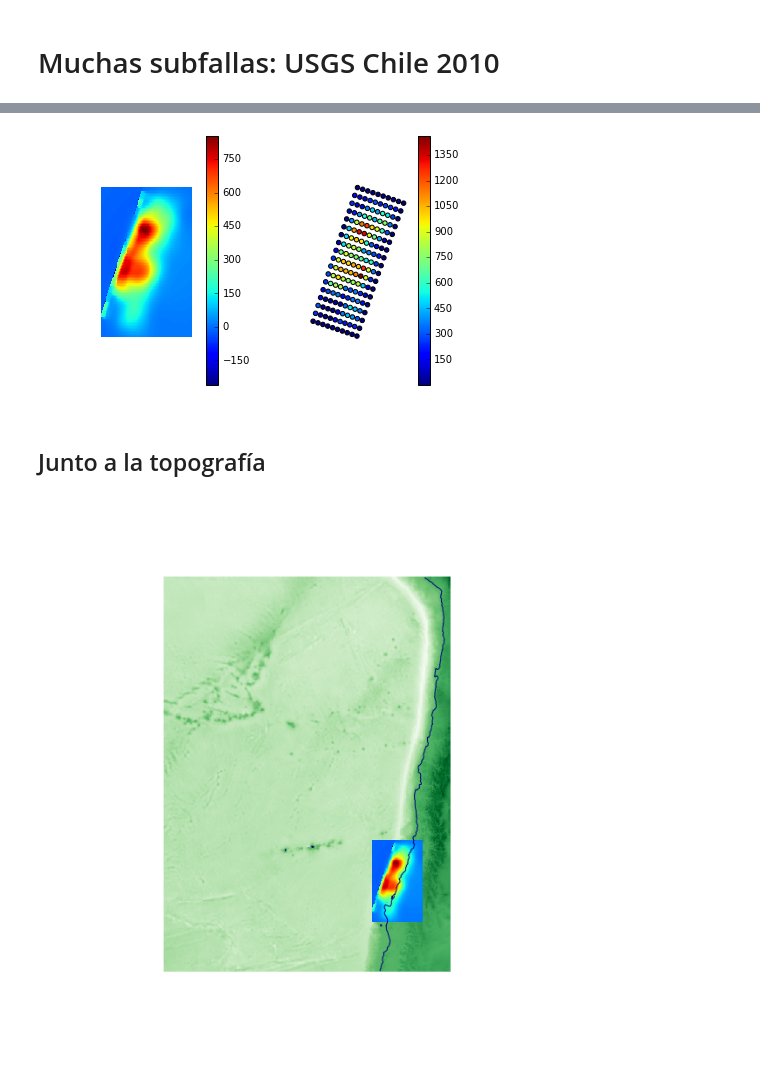
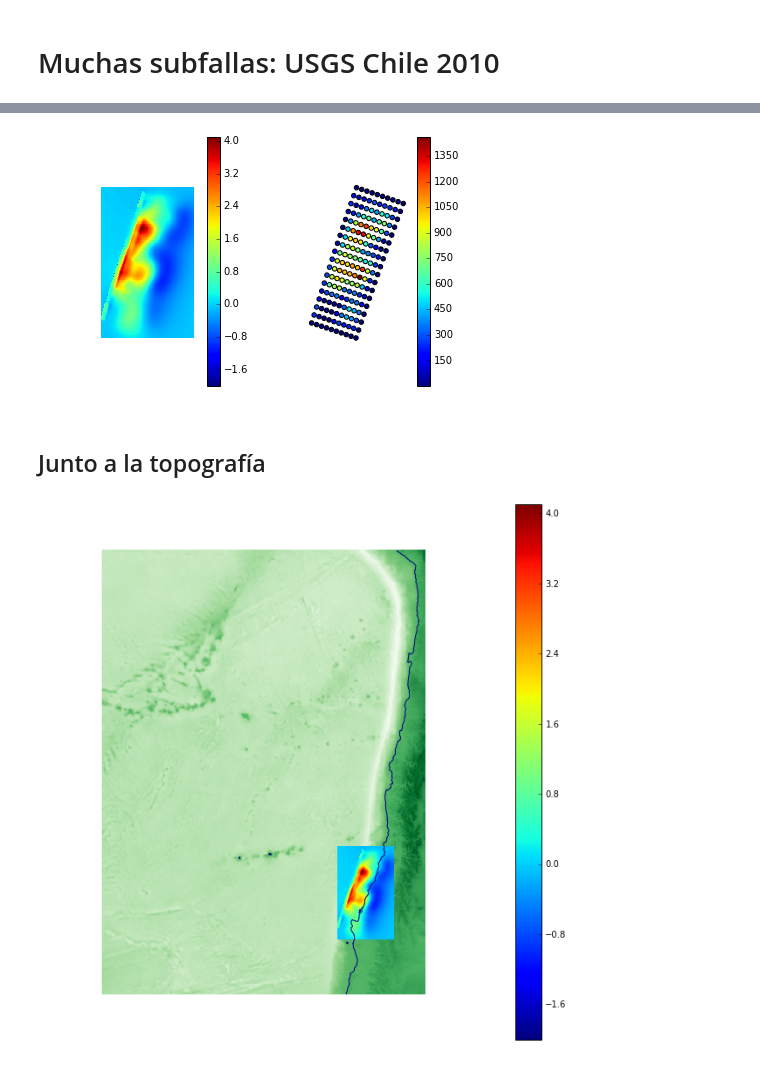
Before and after one commit to jgalazm/tsunamilab, a Jupyter notebook: okada/Okada.ipynb, the cells around one changed output, grey strips where cells are left out. Cells and saved outputs as stored; diff of their text form; code cells hidden in the pictures.

```diff
--- a/okada/Okada.ipynb
+++ b/okada/Okada.ipynb
@@ -48,7 +48,7 @@ def uz_ds(xi,eta,q,dip,nu):
     u = db*q/(R*(R+xi)) \
         - I5(xi,eta,q,dip,nu,R,db)*np.sin(dip)*np.cos(dip)
     u = np.where(q!=0.0,
-                 u+np.arctan((xi*eta)/(q*R)),
+                 u+np.sin(dip)*np.arctan((xi*eta)/(q*R)),
                  u)
     return u
 # %%
@@ -124,8 +124,8 @@ def multi_okada(e,n,xy,depth,strike,dip,L,W,rake,slip):
 data = np.loadtxt('static_out.txt',skiprows=10)
 xy = np.array([utm.from_latlon(data[i,0],data[i,1],force_zone_number=18)[0:2] for i in range(data.shape[0])])
 # %%
-e = np.linspace(xy[:,0].min(),xy[:,0].max(),100)
-n = np.linspace(xy[:,1].min(),xy[:,1].max(),100)
+e = np.linspace(xy[:,0].min(),xy[:,0].max(),100*2)
+n = np.linspace(xy[:,1].min(),xy[:,1].max(),100*2)
 e,n = np.meshgrid(e,n)
 # %%
 depth = data[:,2]*1000.
@@ -134,6 +134,6 @@ dip = data[:,6]
 L = 30000.*np.ones((data.shape[0],))
 W = 20000.*np.ones((data.shape[0],))
 rake =   data[:,4]
-slip =  data[:,3]
+slip =  data[:,3]/100.
 # %%
 uz = multi_okada(e,n,xy,depth,strike,dip,L,W,rake,slip)
@@ -140,6 +146,6 @@ uz = multi_okada(e,n,xy,depth,strike,dip,L,W,rake,slip)
 # %%
 plt.subplot(121)
-plt.pcolormesh(e,n,uz)
+plt.pcolormesh(e,n,uz,vmin=-2,vmax=4.1)
 plt.colorbar()
 plt.axis('equal');
 plt.axis('off')
@@ -151,13 +157,14 @@ plt.axis('equal');
 plt.axis('off')
 
 plt.tight_layout()
+plt.savefig('asdf.png')
 # %% [output]
-[figure, old version]
+[figure, new version]
 # %% [markdown]
 ## Junto a la topografía
 # %%
 from scipy.io import loadmat
-h = loadmat('../../../MorenoCS_h')
+h = loadmat('../data/MorenoCS_h')
 # %%
 xb = h['xh'][0,0][0,:]
 yb = h['yh'][0,0][0,:]
@@ -165,10 +172,11 @@ zb = h['zh'][0,0]
 # %%
 plt.figure(figsize=(9,9))
 plt.pcolormesh(xb,yb,zb,cmap=plt.cm.Greens)
 plt.contour(xb,yb,zb,[0.0])
-plt.pcolormesh(e,n,uz)
+plt.pcolormesh(e,n,uz,vmin=-2,vmax=4.1)
+plt.colorbar()
 plt.axis('equal')
 plt.axis('off')
 plt.tight_layout()
 # %% [output]
-[figure, old version]
+[figure, new version]
```
Also changed, not shown: parts of 13 cells of this notebook, 21 other files.
